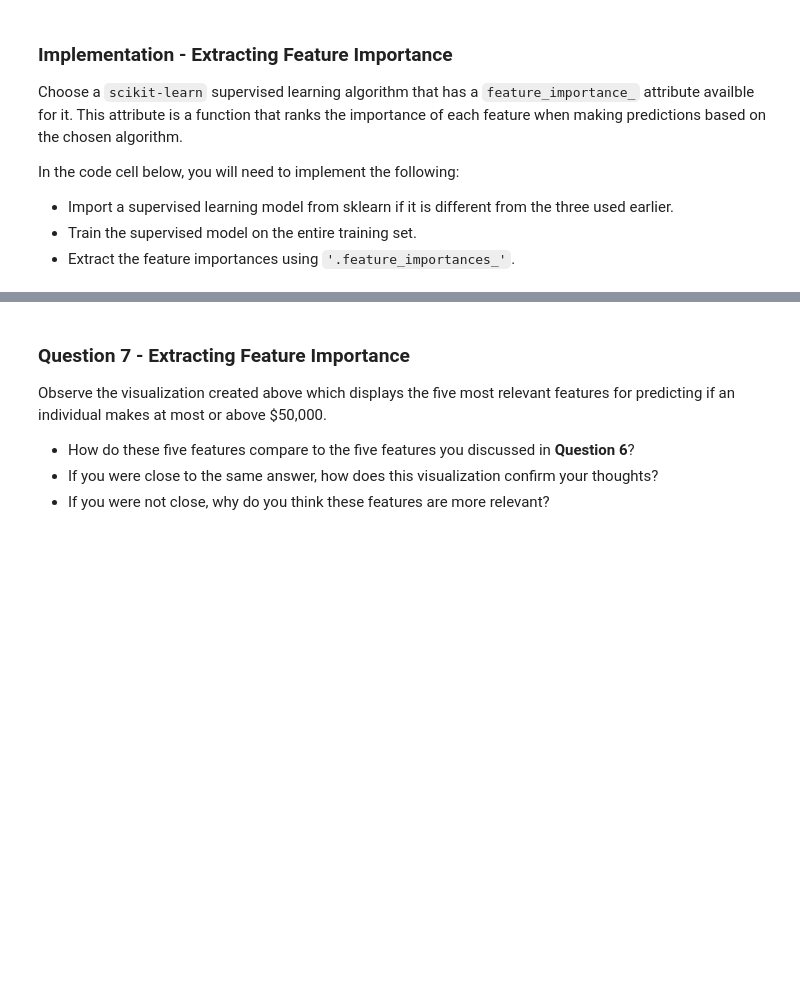
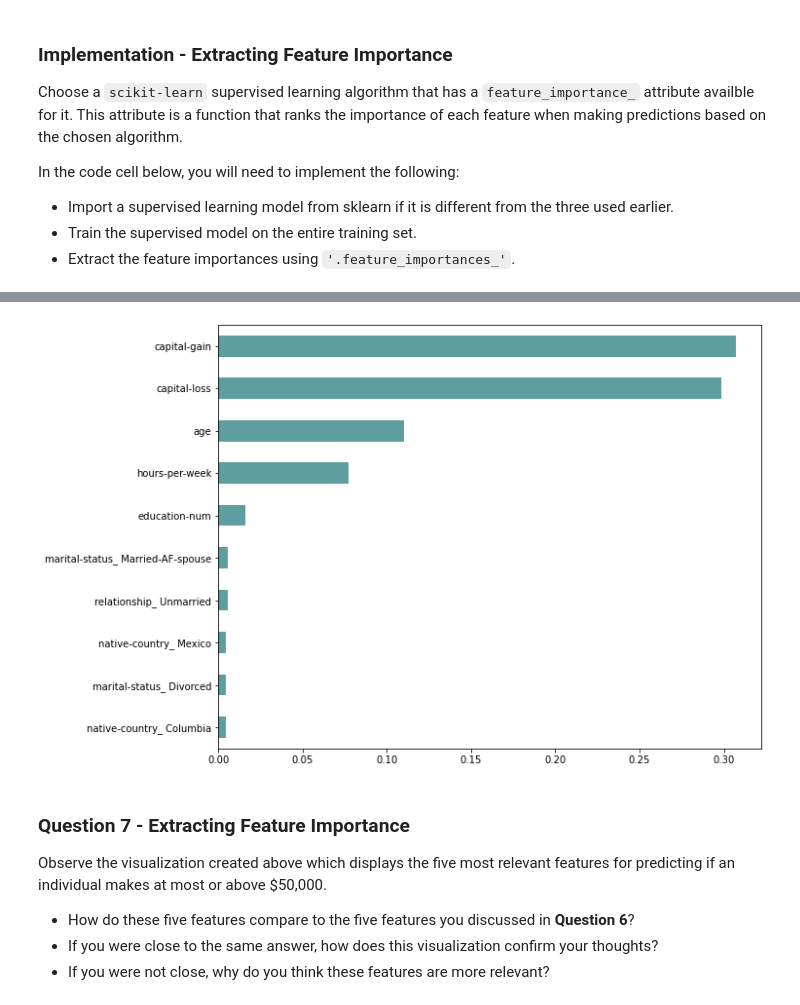
Before and after one commit to dorottyawinter/finding_donors, a Jupyter notebook: finding_donors.ipynb, the cells around one changed output, grey strips where cells are left out. Cells and saved outputs as stored; diff of their text form; code cells hidden in the pictures; blank space fills up the shorter version.

```diff
--- a/finding_donors.ipynb
+++ b/finding_donors.ipynb
@@ -612,3 +636,9 @@ vs.feature_plot(importances, X_train, y_train)
+# %%
+# Plot the top n'th feature importances
+n = 10
+pd.Series(importances, index=X_train.columns).sort_values()[-n:].plot(kind='barh', figsize=(10,n*0.8), color='cadetblue');
+# %% [output]
+[figure, added]
 # %% [markdown]
 ### Question 7 - Extracting Feature Importance
 
```
Also changed, not shown: parts of 17 cells of this notebook.
